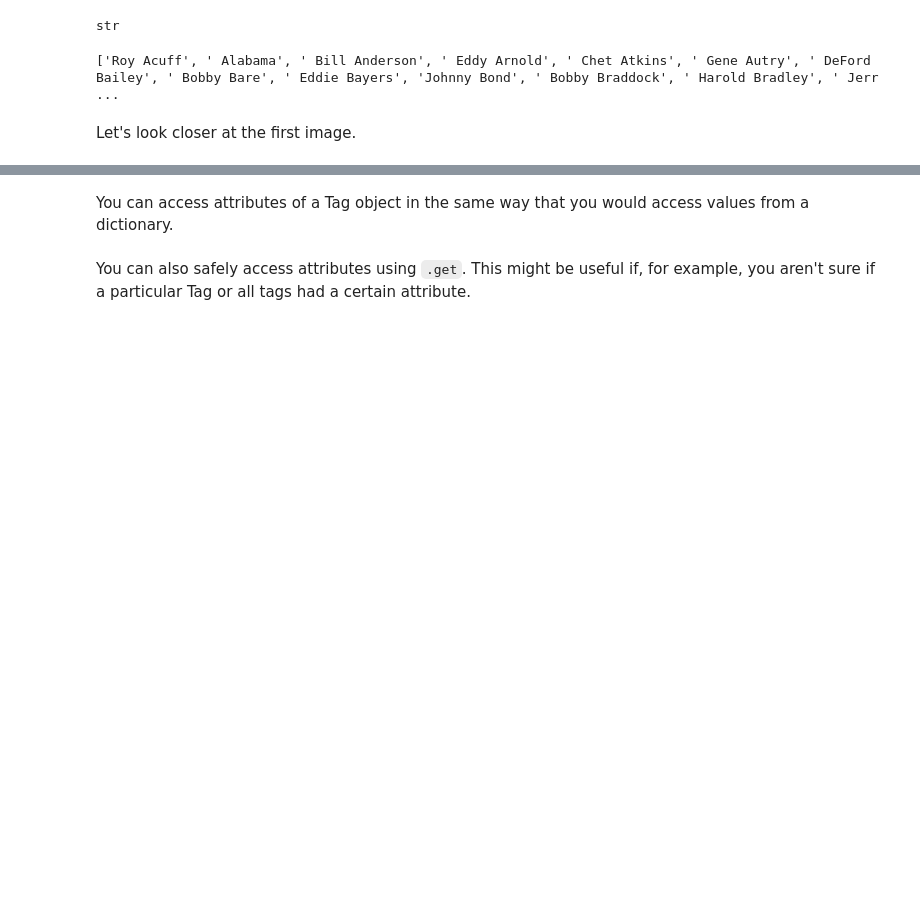
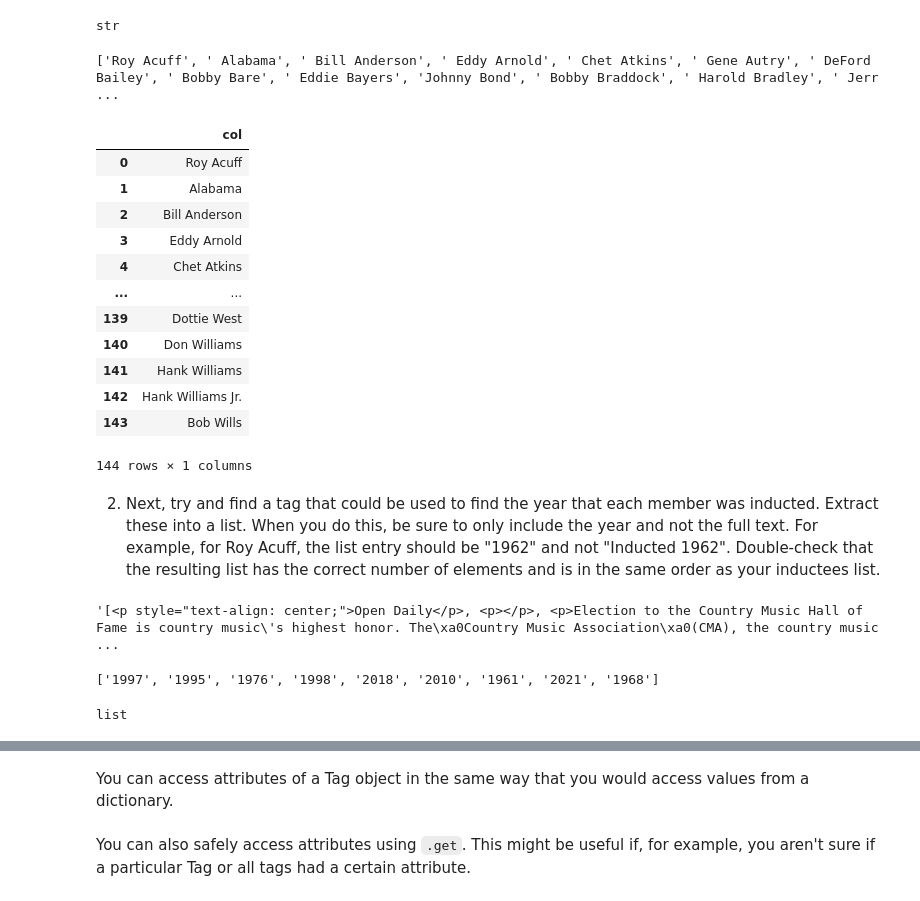
Before and after one commit to NSS-Data-Analytics-Cohort-6/web-scraping-country-music-hof-scottschriver, a Jupyter notebook: Notebooks/Country_Music_Webscraping.ipynb, the cells around one changed output, grey strips where cells are left out. Cells and saved outputs as stored; diff of their text form; code cells hidden in the pictures; blank space fills up the shorter version.

```diff
--- a/Notebooks/Country_Music_Webscraping.ipynb
+++ b/Notebooks/Country_Music_Webscraping.ipynb
@@ -295,2 +293,34 @@ names_list
-# %% [markdown]
-Let's look closer at the first image.
+# %%
+names_df = pd.DataFrame({'col':names_list})
+names_df
+# %% [output]
+|  | col |
+| 0 | Roy Acuff |
+| 1 | Alabama |
+| 2 | Bill Anderson |
+| 3 | Eddy Arnold |
+| 4 | Chet Atkins |
+| ... | ... |
+| 139 | Dottie West |
+| 140 | Don Williams |
+| 141 | Hank Williams |
+| 142 | Hank Williams Jr. |
+| 143 | Bob Wills |
+144 rows × 1 columns
+# %% [markdown]
+2. Next, try and find a tag that could be used to find the year that each member was inducted. Extract these into a list. When you do this, be sure to only include the year and not the full text. For example, for Roy Acuff, the list entry should be "1962" and not "Inducted 1962". Double-check that the resulting list has the correct number of elements and is in the same order as your inductees list.
+# %%
+ind_year = str(soup.findAll('p'))
+ind_year
+# %% [output]
+'[<p style="text-align: center;">Open Daily</p>, <p></p>, <p>Election to the Country Music Hall of Fame is country music\'s highest honor. The\xa0Country Music Association\xa0(CMA), the country music  ...
+# %%
+#put this in for loop
+induct_str_new = re.findall(r'\.*Inducted\s(\d{4})', str(soup.findAll('p')))
+induct_str_new
+# %% [output]
+['1997', '1995', '1976', '1998', '2018', '2010', '1961', '2021', '1968']
+# %%
+type(induct_str_new)
+# %% [output]
+list
```
Also changed, not shown: parts of 3 cells of this notebook.
